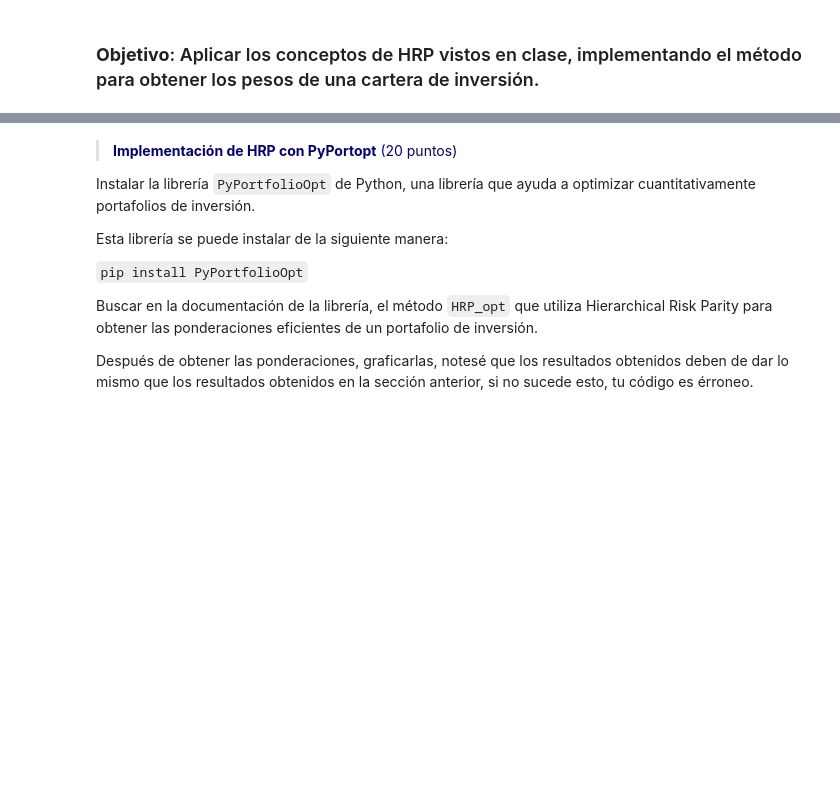
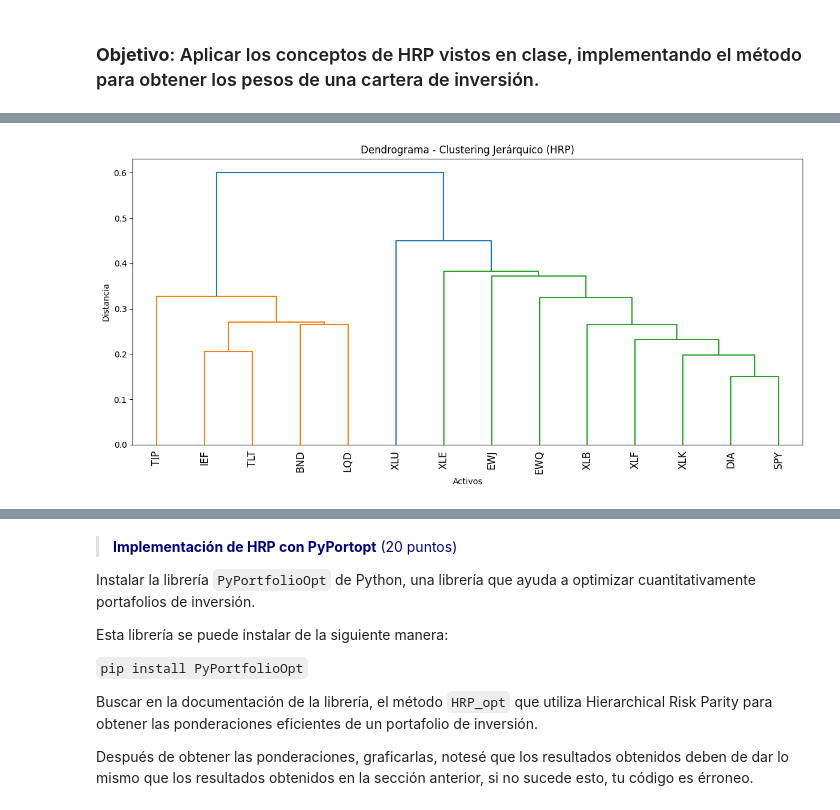
Before and after one commit to JLuisAlmendarez/PortafolioHRPStrategy, a Jupyter notebook: Actividad_HRP.ipynb, the cells around one changed output, grey strips where cells are left out. Drawn from its saved outputs; the diff is of its cells as text; code cells hidden in the pictures; blank space fills up the shorter version.

Commit message:
Se implemento el dendograma, HRP usando la libreria PyPortfolioOpt e interpretaciones

```diff
--- a/Actividad_HRP.ipynb
+++ b/Actividad_HRP.ipynb
@@ -64,2 +133,26 @@ tickers=["IEF", "BND", "LQD", "TIP", "XLU", "TLT", "XLB", "DIA",
 # %%
 # aplicar clustering jerarquico, dibujar dendograma
+
+corr = returns.corr()
+
+# Convertir la correlación en una matriz de distancia de correlación
+dist = np.sqrt((1 - corr) / 2)
+
+# linkage necesita la distancia en formato condensado
+# solamente el triangulo superior sin la diagonal, ni repetidos
+n = dist.shape[0]
+condensed = dist.values[np.triu_indices(n, k=1)]
+
+# Linkage usando el método single (vecino más cercano)
+link = linkage(condensed, method="single")
+
+# Dibujar el dendrograma
+plt.figure(figsize=(12, 6))
+dendrogram(link, labels=corr.columns.tolist(), leaf_rotation=90)
+plt.title("Dendrograma - Clustering Jerárquico (HRP)")
+plt.xlabel("Activos")
+plt.ylabel("Distancia")
+plt.tight_layout()
+plt.show()
+# %% [output]
+[figure, added]
```
Also changed, not shown: parts of 12 cells of this notebook.
